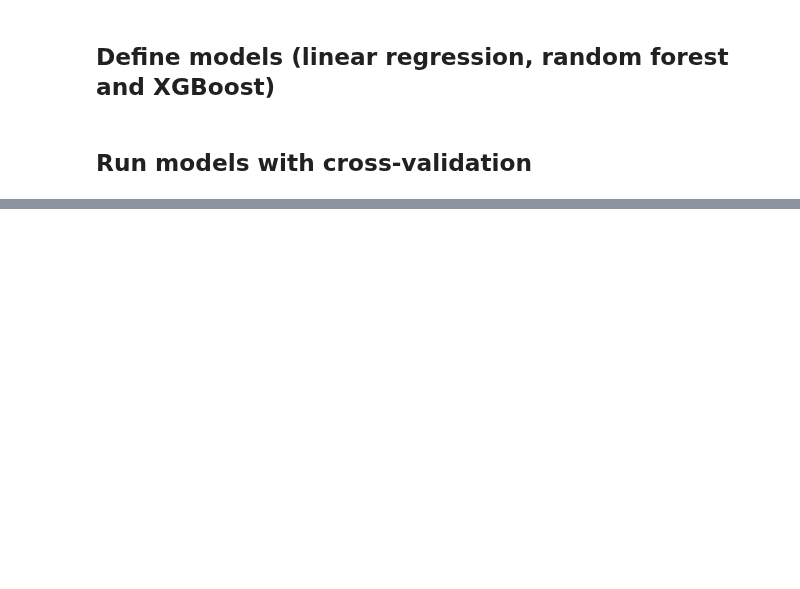
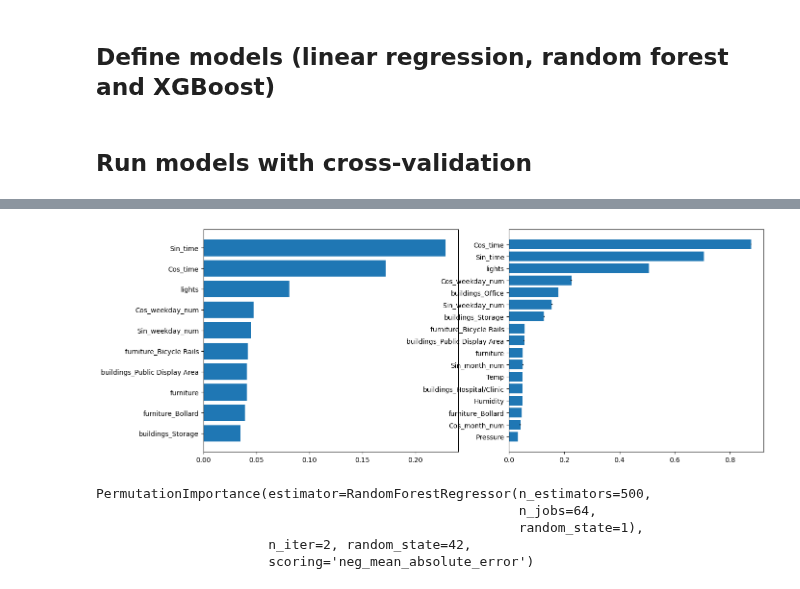
Before and after one commit to nickmalleson/footfall, a Jupyter notebook: MelbourneAnalysis/Modelling/NewModelling-testingCV.ipynb, the cells around one changed output, grey strips where cells are left out. Saved outputs shown, nothing was run; the diff lists cells and outputs as text; code cells hidden in the pictures; blank space fills up the shorter version.

```diff
--- a/MelbourneAnalysis/Modelling/NewModelling-testingCV.ipynb
+++ b/MelbourneAnalysis/Modelling/NewModelling-testingCV.ipynb
@@ -365,0 +311,33 @@ The following models were trialled:
+# %%
+fig, axs = plt.subplots(ncols = 3, figsize=(15,6))
+axs[0].barh(range(len(rf_feature_importances_overrandom['importance'])), rf_feature_importances_overrandom["importance"])
+axs[0].set_yticks(range(len(rf_feature_importances_overrandom["feature"])))
+_ = axs[0].set_yticklabels(np.array(rf_feature_importances_overrandom["feature"]))
+
+axs[1].barh(range(len(permutation_feature_importances_overrandom['importances_mean'])),
+         permutation_feature_importances_overrandom['importances_mean'],
+         xerr=permutation_feature_importances_overrandom['importances_std'])
+axs[1].set_yticks(range(len(permutation_feature_importances_overrandom['importances_mean'])))
+_ = axs[1].set_yticklabels(permutation_feature_importances_overrandom['feature_name'])
+
+axs[2].barh(range(len(eli5_permutation_fi['Feature_importance'])),
+         eli5_permutation_fi['Feature_importance'],
+         xerr=eli5_permutation_fi['Feature_importance_std'])
+axs[2].set_yticks(range(len(eli5_permutation_fi['Feature_importance'])))
+_ = axs[2].set_yticklabels(eli5_permutation_fi['Feature_name'])
+# %% [output]
+[figure, added]
+# %%
+# Using form eli5.sklearn import PermutationImportance
+#instantiate permuter object
+permuter = PermutationImportance(rf_final_model, scoring='neg_mean_absolute_error', cv='prefit', n_iter=2, random_state=42)
+permuter.fit(X_train, Y_train)
+eli5_permutation_fi = pd.DataFrame({'Feature_name':X_train.columns,
+              'Feature_importance':permuter.feature_importances_,
+              'Feature_importance_std': permuter.feature_importances_std_}).sort_values('Feature_importance', ascending = False)
+# %% [output]
+PermutationImportance(estimator=RandomForestRegressor(n_estimators=500,
+                                                      n_jobs=64,
+                                                      random_state=1),
+                      n_iter=2, random_state=42,
+                      scoring='neg_mean_absolute_error')
```
Also changed, not shown: parts of 47 cells of this notebook.
